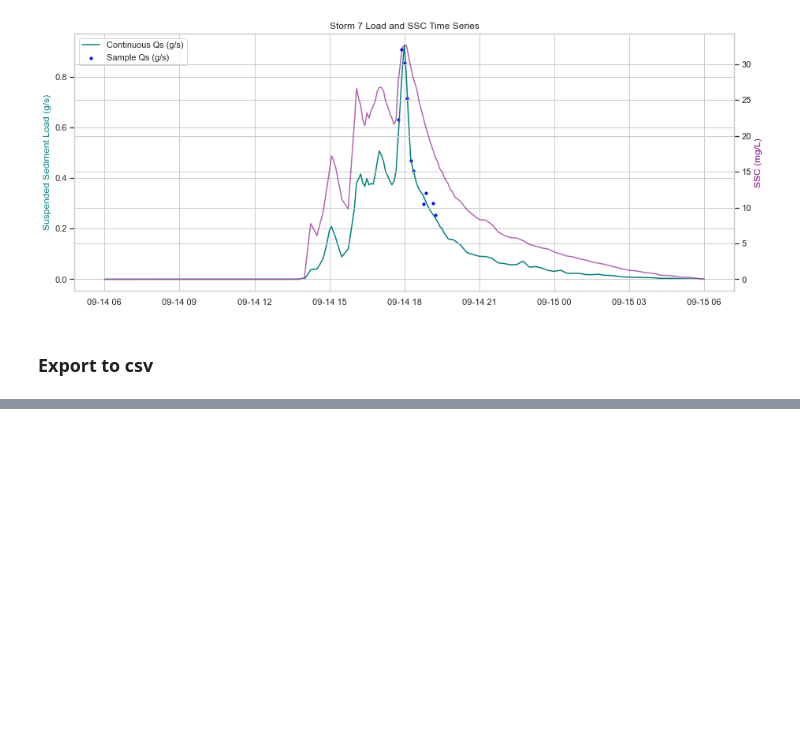
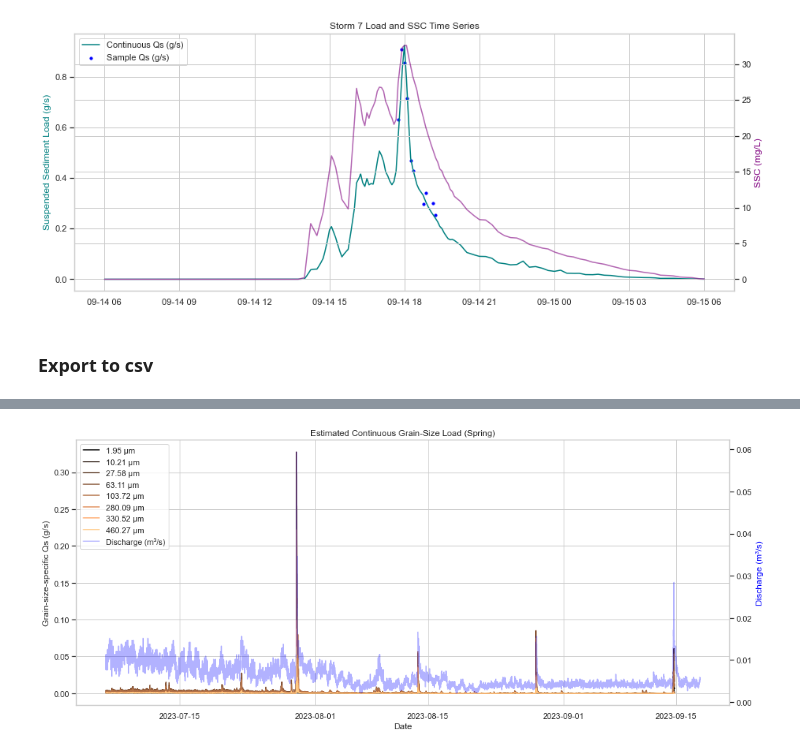
Before and after one commit to nicole-hucke/sediment_trap_paper, a Jupyter notebook: data_analysis/sediment_load_analysis/suspended_load_calculation.ipynb, the cells around one changed output, grey strips where cells are left out. Saved outputs shown, nothing was run; the diff lists cells and outputs as text; code cells hidden in the pictures; blank space fills up the shorter version.

```diff
--- a/data_analysis/sediment_load_analysis/suspended_load_calculation.ipynb
+++ b/data_analysis/sediment_load_analysis/suspended_load_calculation.ipynb
@@ -231,0 +409,35 @@ SSC_summer_sample.to_csv('suspended_sediment_load/Qs_summer_sample.csv')
+# %%
+example_sizes = ['1.95', '10.21', '27.58', '63.11', '103.72', '280.09', '330.52', '460.27']
+
+# normalize colormap over the number of sizes
+cmap = cm.get_cmap('copper', len(example_sizes))
+norm = mcolors.Normalize(vmin=0, vmax=len(example_sizes)-1)
+
+fig, ax1 = plt.subplots(figsize=(14, 6))
+# each grain size with a color from the colormap
+for i, size in enumerate(example_sizes):
+    col = f'Qs_{size}'
+    if col in SSC_summer.columns:
+        color = cmap(i)  # get color based on index
+        ax1.plot(SSC_summer.index, SSC_summer[col], label=f'{size} µm', color=color)
+
+# grain-size-specific Qs
+ax1.set_ylabel('Grain-size-specific Qs (g/s)')
+ax1.set_xlabel('Date')
+ax1.set_title('Estimated Continuous Grain-Size Load (Spring)')
+
+# discharge
+ax2 = ax1.twinx()
+ax2.plot(SSC_summer.index, SSC_summer['Q'], label='Discharge (m³/s)', color='blue', alpha=0.3)
+ax2.set_ylabel('Discharge (m³/s)', color='blue')
+ax2.grid(False)
+
+# combine legends from both axes
+lines_1, labels_1 = ax1.get_legend_handles_labels()
+lines_2, labels_2 = ax2.get_legend_handles_labels()
+ax1.legend(lines_1 + lines_2, labels_1 + labels_2, loc='upper left')
+
+plt.tight_layout()
+plt.show()
+# %% [output]
+[figure, added]
```
Also changed, not shown: parts of 13 cells of this notebook, 2 other files.
